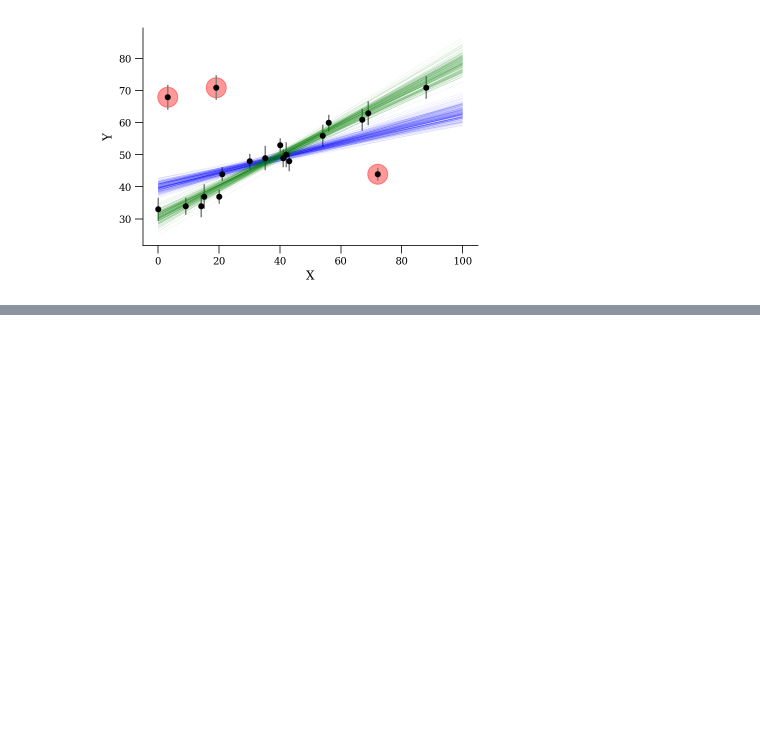
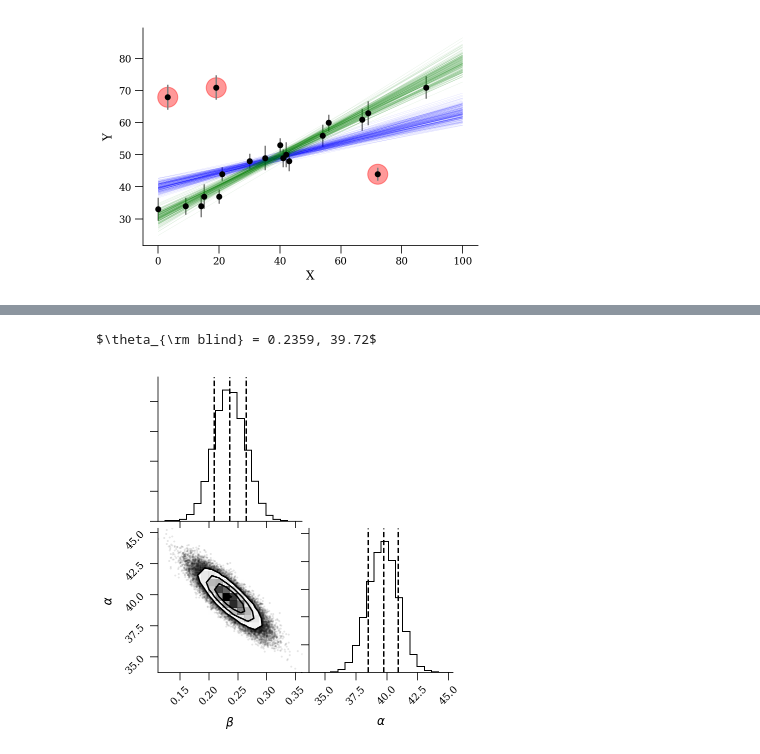
Before and after one commit to mfouesneau/HGSFP, a Jupyter notebook: straighlinefit.ipynb, the cells around one changed output, grey strips where cells are left out. Drawn from its saved outputs; the diff is of its cells as text; code cells hidden in the pictures; blank space fills up the shorter version.

```diff
--- a/straighlinefit.ipynb
+++ b/straighlinefit.ipynb
@@ -810,0 +886,9 @@ plt.ylabel('Y');
+# %%
+varnames = 'beta', 'alpha'
+sample = np.array([traces_ols[k] for k in varnames]).T
+theta_blind = np.median(sample, 0)  # median values
+print(r'$\theta_{{\rm blind}} = {0:0.4g}, {1:0.4g}$'.format(*theta_blind))
+corner(sample, labels=(r'$\beta$', r'$\alpha$'), quantiles=(0.16, 0.50, 0.84));
+# %% [output]
+$\theta_{\rm blind} = 0.2359, 39.72$
+[figure, added]
```
Also changed, not shown: parts of 20 cells of this notebook.
